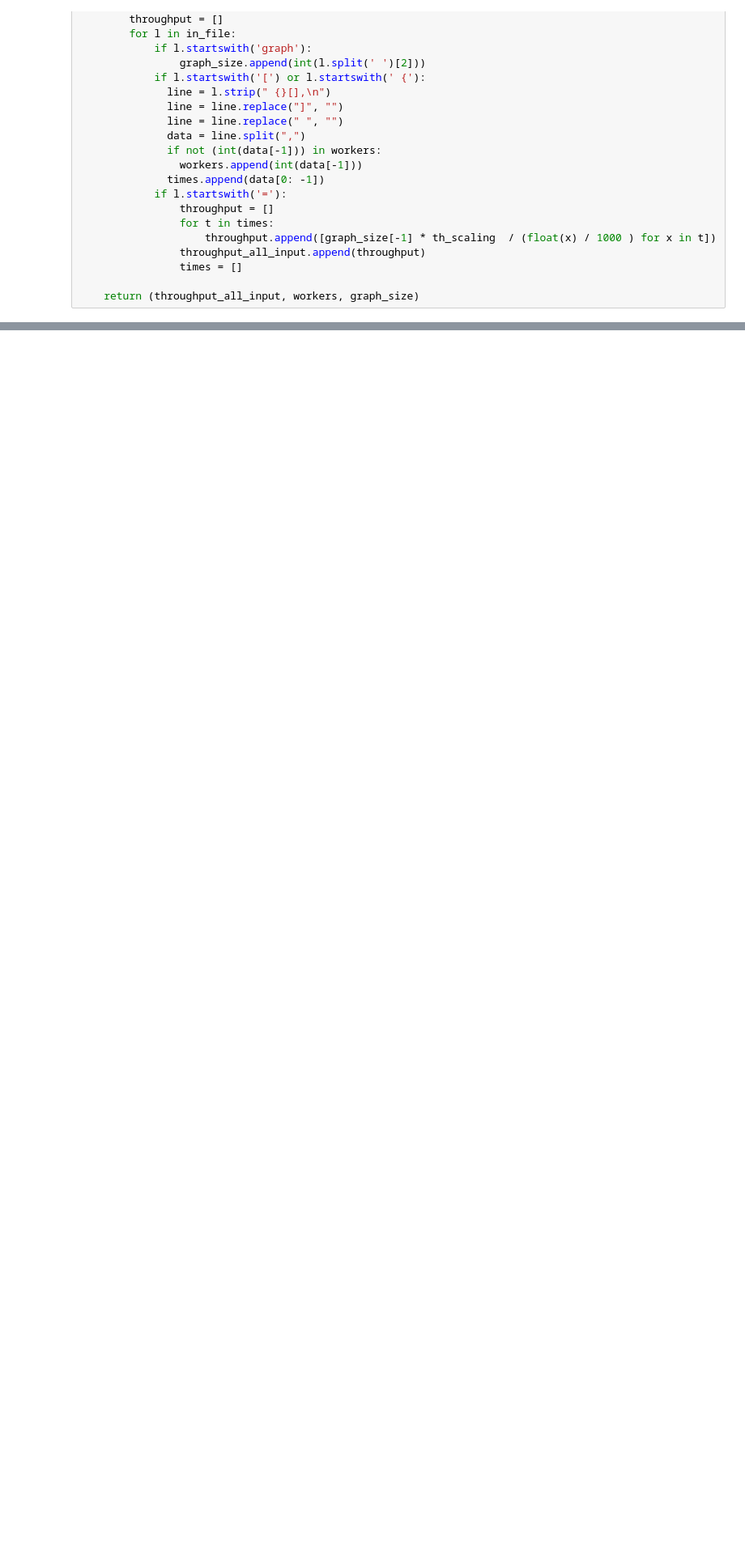
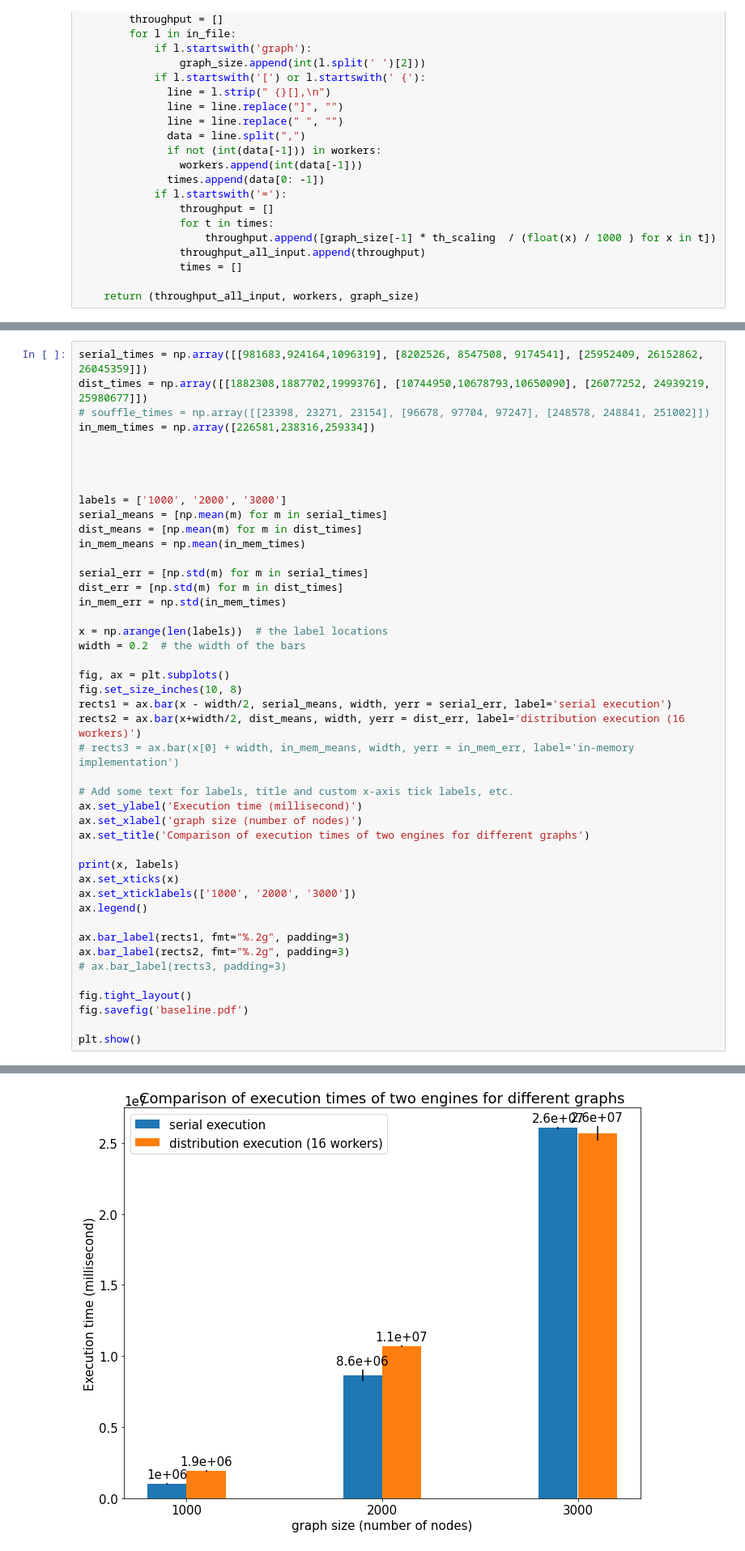
Before and after one commit to Vincent-lau/erlog, a Jupyter notebook: apps/bench/src/plot.ipynb, the cells around one changed output, grey strips where cells are left out. Shown: that part at 81% size. Cells and saved outputs as stored; diff of their text form; blank space fills up the shorter version.

```diff
--- a/apps/bench/src/plot.ipynb
+++ b/apps/bench/src/plot.ipynb
@@ -140,0 +184,46 @@ plt.show()
+# %%
+serial_times = np.array([[981683,924164,1096319], [8202526, 8547508, 9174541], [25952409, 26152862, 26045359]])
+dist_times = np.array([[1882308,1887702,1999376], [10744950,10678793,10650090], [26077252, 24939219, 25980677]])
+# souffle_times = np.array([[23398, 23271, 23154], [96678, 97704, 97247], [248578, 248841, 251002]])
+in_mem_times = np.array([226581,238316,259334])
+
+
+
+
+labels = ['1000', '2000', '3000']
+serial_means = [np.mean(m) for m in serial_times]
+dist_means = [np.mean(m) for m in dist_times]
+in_mem_means = np.mean(in_mem_times)
+
+serial_err = [np.std(m) for m in serial_times]
+dist_err = [np.std(m) for m in dist_times]
+in_mem_err = np.std(in_mem_times)
+
+x = np.arange(len(labels))  # the label locations
+width = 0.2  # the width of the bars
+
+fig, ax = plt.subplots()
+fig.set_size_inches(10, 8)
+rects1 = ax.bar(x - width/2, serial_means, width, yerr = serial_err, label='serial execution')
+rects2 = ax.bar(x+width/2, dist_means, width, yerr = dist_err, label='distribution execution (16 workers)')
+# rects3 = ax.bar(x[0] + width, in_mem_means, width, yerr = in_mem_err, label='in-memory implementation')
+
+# Add some text for labels, title and custom x-axis tick labels, etc.
+ax.set_ylabel('Execution time (millisecond)')
+ax.set_xlabel('graph size (number of nodes)')
+ax.set_title('Comparison of execution times of two engines for different graphs')
+
+print(x, labels)
+ax.set_xticks(x)
+ax.set_xticklabels(['1000', '2000', '3000'])
+ax.legend()
+
+ax.bar_label(rects1, fmt="%.2g", padding=3)
+ax.bar_label(rects2, fmt="%.2g", padding=3)
+# ax.bar_label(rects3, padding=3)
+
+fig.tight_layout()
+fig.savefig('baseline.pdf')
+
+plt.show()
+# %% [output]
@@ -140,0 +231 @@ plt.show()
+[figure, added]
```
Also changed, not shown: parts of 12 cells of this notebook, 3 other files.
